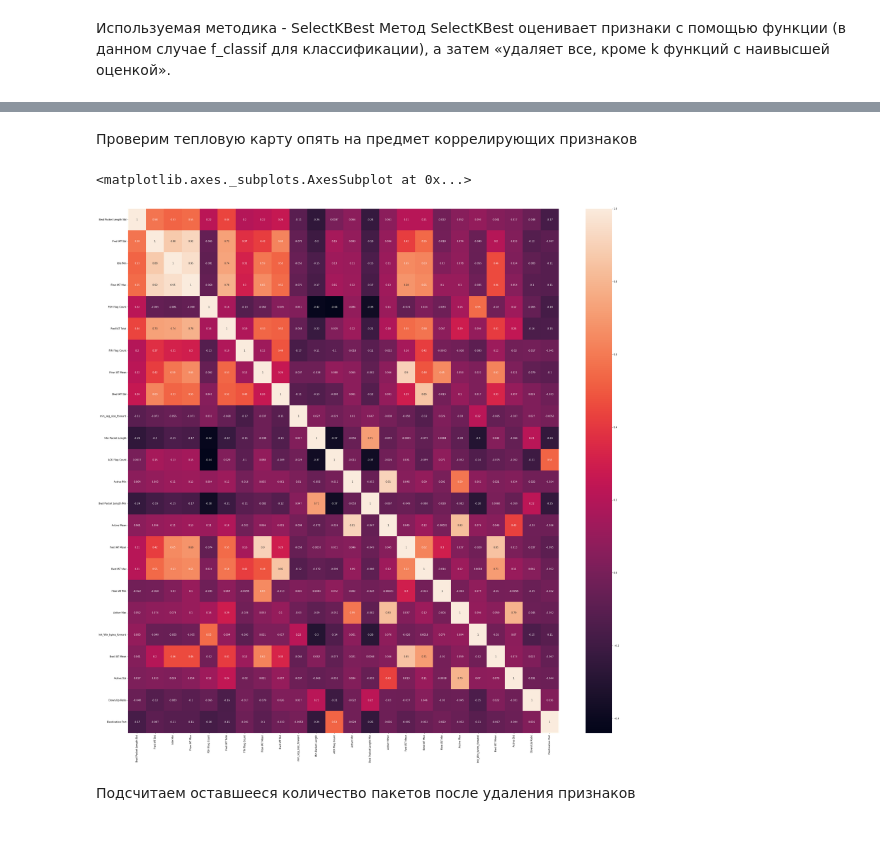
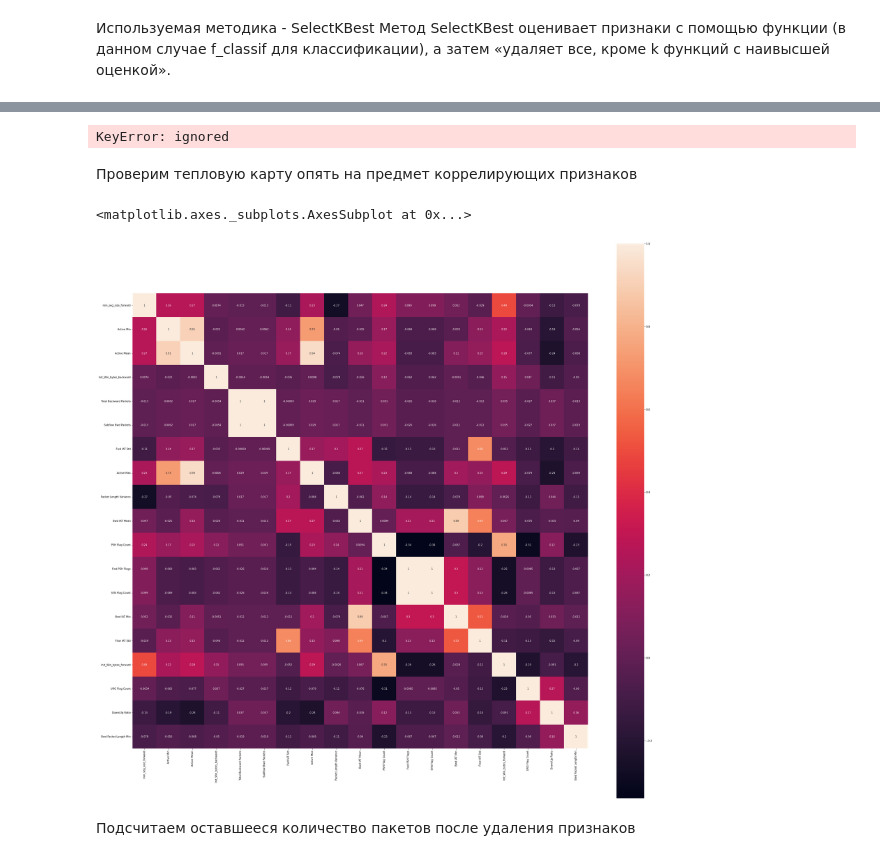
Before and after one commit to ccataha/Misaki, a Jupyter notebook: test_master.ipynb, the cells around one changed output, grey strips where cells are left out. Saved outputs shown, nothing was run; the diff lists cells and outputs as text; code cells hidden in the pictures.

```diff
--- a/test_master.ipynb
+++ b/test_master.ipynb
@@ -480,0 +463,5 @@ feature.drop(['Idle Mean'],axis=1,inplace=True)
+# %%
+feature.drop([' Total Length of Bwd Packets'],axis=1,inplace=True)
+feature.drop([' Subflow Bwd Bytes'],axis=1,inplace=True)
+# %% [output]
+KeyError: ignored
@@ -480,0 +480,2 @@ feature.drop(['Idle Mean'],axis=1,inplace=True)
+# %%
+feature.drop([' Bwd Packet Length Std'],axis=1,inplace=True)
@@ -480,0 +488,2 @@ feature.drop(['Idle Mean'],axis=1,inplace=True)
+# %%
+feature.drop([' Flow IAT Max'],axis=1,inplace=True)
@@ -480,0 +492,2 @@ feature.drop(['Idle Mean'],axis=1,inplace=True)
+# %%
+feature.drop(['Fwd IAT Total'],axis=1,inplace=True)
@@ -481,11 +500,13 @@ feature.drop(['Idle Mean'],axis=1,inplace=True)
+# %%
+feature.drop([' Idle Min'],axis=1,inplace=True)
 # %% [markdown]
 Проверим тепловую карту опять на предмет коррелирующих признаков
 # %%
 fig= plt.figure(figsize=(40,40))
-sns.heatmap(feature.corr(), annot=True)
+sns.heatmap(feature.corr(), annot=True, square=True)
 # %% [output]
 <matplotlib.axes._subplots.AxesSubplot at 0x...>
-[figure, old version]
+[figure, new version]
 # %% [markdown]
 Подсчитаем оставшееся количество пакетов после удаления признаков
 # %%
```
Also changed, not shown: parts of 34 cells of this notebook.
